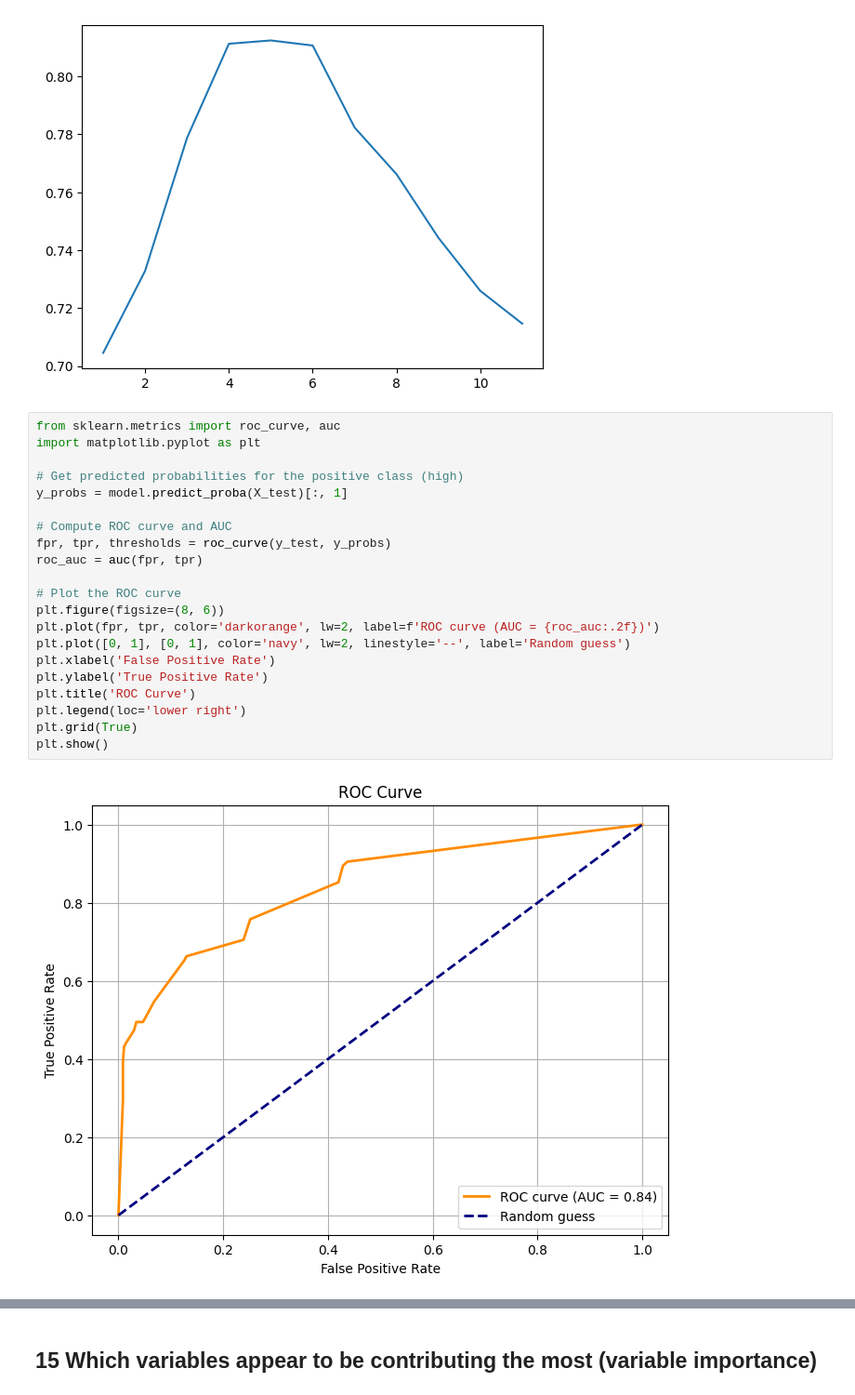
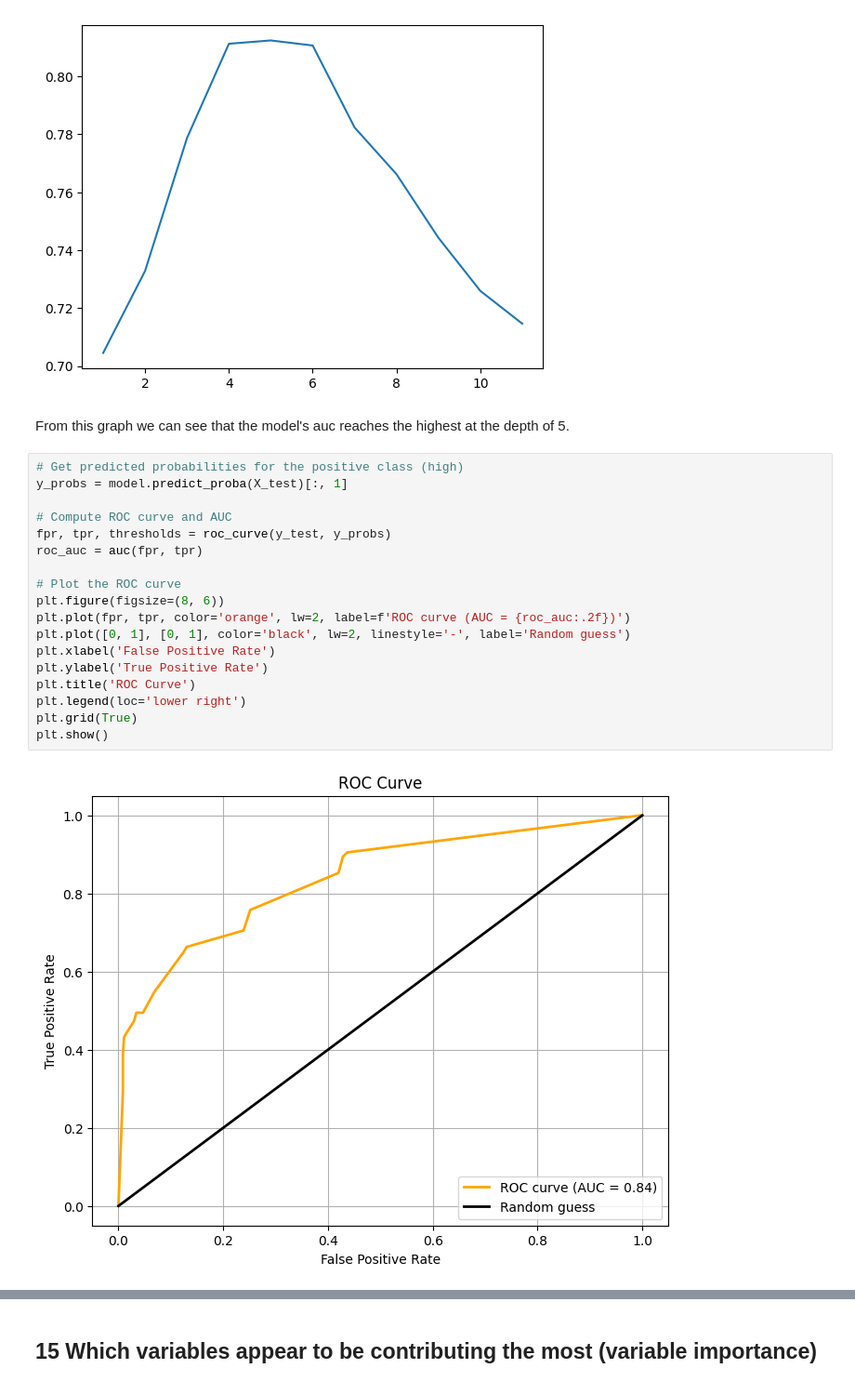
Before and after one commit to dylanlidailin/DS-3021, a Jupyter notebook: 08_DT_Class/DT_Class_Lab.ipynb, the cells around one changed output, grey strips where cells are left out. Shown at 93% size. Saved outputs shown, nothing was run; the diff lists cells and outputs as text.

```diff
--- a/08_DT_Class/DT_Class_Lab.ipynb
+++ b/08_DT_Class/DT_Class_Lab.ipynb
@@ -383,26 +367,25 @@ print(plt.plot(final_model.depth,final_model.auc))
 # %% [output]
 [<matplotlib.lines.Line2D object at 0x...>]
 [figure]
+# %% [markdown]
+From this graph we can see that the model's auc reaches the highest at the depth of 5.
 # %%
-from sklearn.metrics import roc_curve, auc
-import matplotlib.pyplot as plt
-
 # Get predicted probabilities for the positive class (high)
 y_probs = model.predict_proba(X_test)[:, 1]
 
 # Compute ROC curve and AUC
 fpr, tpr, thresholds = roc_curve(y_test, y_probs)
 roc_auc = auc(fpr, tpr)
 
 # Plot the ROC curve
 plt.figure(figsize=(8, 6))
-plt.plot(fpr, tpr, color='darkorange', lw=2, label=f'ROC curve (AUC = {roc_auc:.2f})')
-plt.plot([0, 1], [0, 1], color='navy', lw=2, linestyle='--', label='Random guess')
+plt.plot(fpr, tpr, color='orange', lw=2, label=f'ROC curve (AUC = {roc_auc:.2f})')
+plt.plot([0, 1], [0, 1], color='black', lw=2, linestyle='-', label='Random guess')
 plt.xlabel('False Positive Rate')
 plt.ylabel('True Positive Rate')
 plt.title('ROC Curve')
 plt.legend(loc='lower right')
 plt.grid(True)
 plt.show()
 # %% [output]
-[figure, old version]
+[figure, new version]
```
Also changed, not shown: parts of 15 cells of this notebook.
